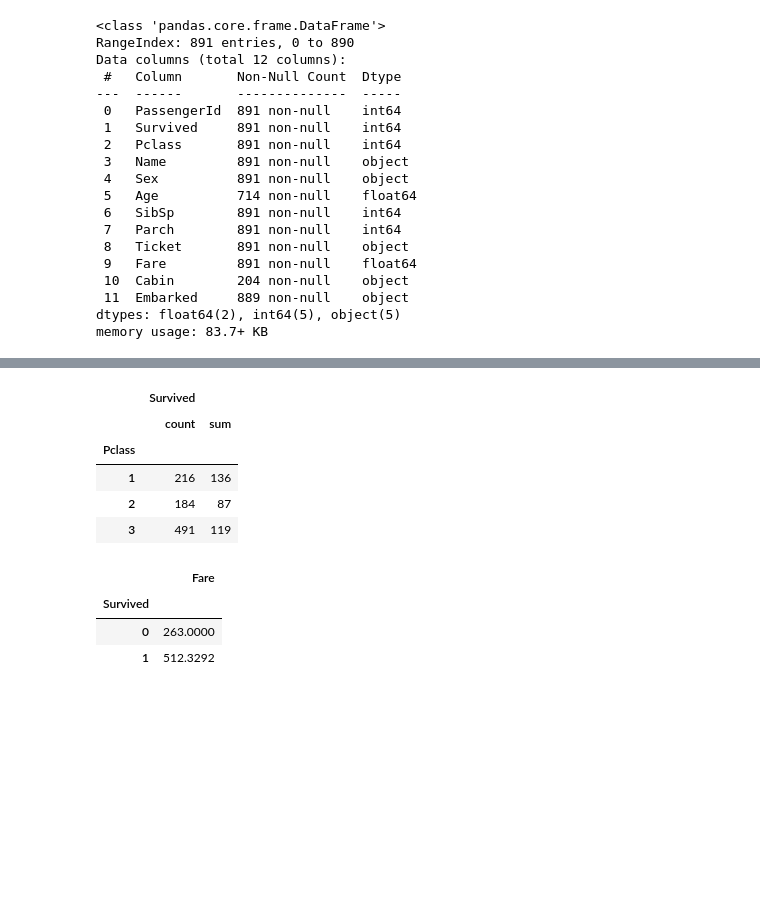
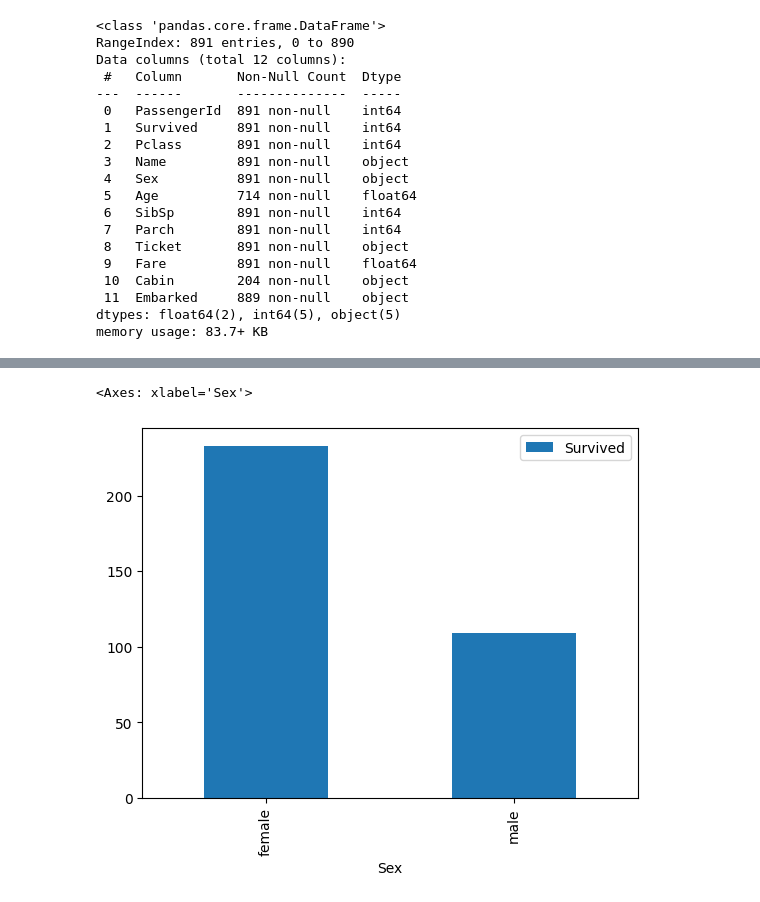
Before and after one commit to mabyki/TMSds, a Jupyter notebook: HW_lesson_8/HW_lesson_8.ipynb, the cells around one changed output, grey strips where cells are left out. Saved outputs shown, nothing was run; the diff lists cells and outputs as text; code cells hidden in the pictures; blank space fills up the shorter version.

```diff
--- a/HW_lesson_8/HW_lesson_8.ipynb
+++ b/HW_lesson_8/HW_lesson_8.ipynb
@@ -119,16 +128,6 @@ df[['Survived', 'Pclass']].groupby('Pclass').agg('sum')
 # %%
-df[['Survived', 'Pclass']].groupby('Pclass').agg(['count', 'sum'])
+df[['Survived', 'Sex']].groupby('Sex').agg('sum').plot.bar()
+# количество выживших по половому признаку
 # %% [output]
-|  | Survived |  |
-|  | count | sum |
-| Pclass |  |  |
-| 1 | 216 | 136 |
-| 2 | 184 | 87 |
-| 3 | 491 | 119 |
+<Axes: xlabel='Sex'>
+[figure, added]
-# %%
-df[['Survived', 'Fare']].groupby('Survived').agg('max')
-# %% [output]
-|  | Fare |
-| Survived |  |
-| 0 | 263.0000 |
-| 1 | 512.3292 |
```
Also changed, not shown: parts of 9 cells of this notebook.
